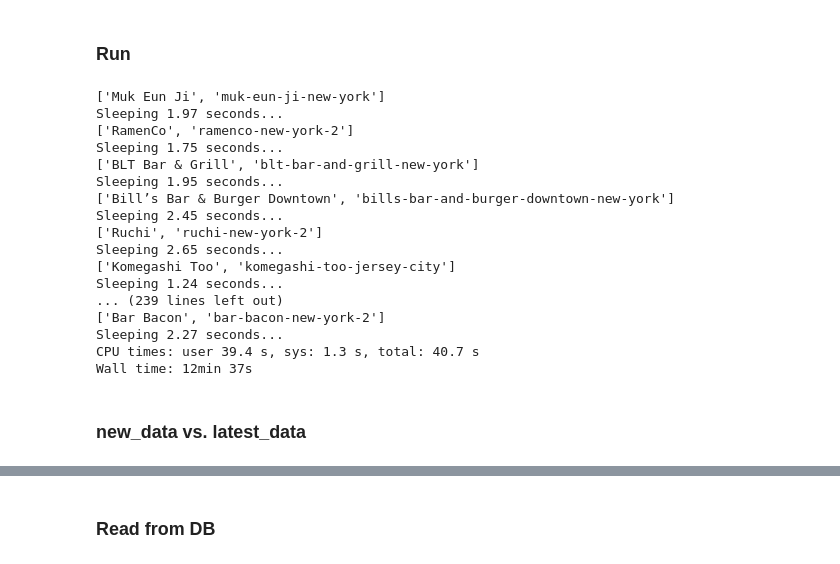
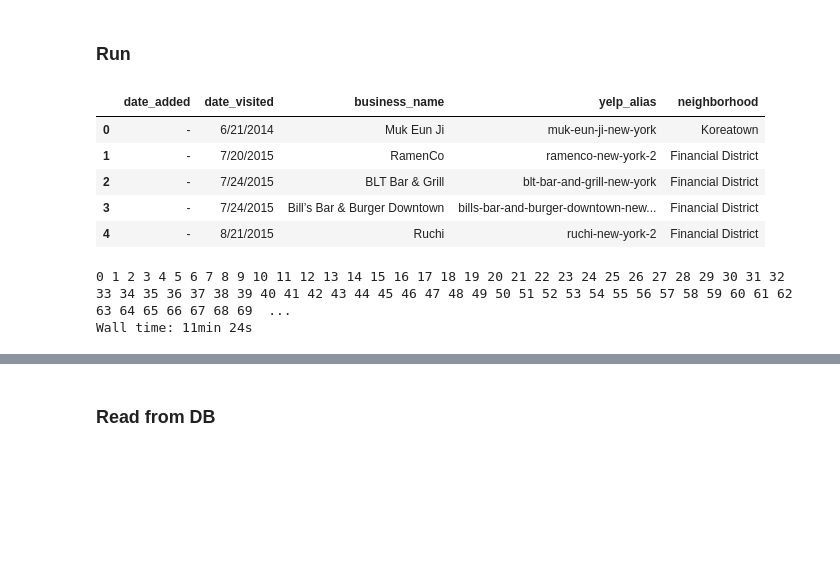
Before and after one commit to samuelluo/restaurants, a Jupyter notebook: scrape_yelp.ipynb, the cells around one changed output, grey strips where cells are left out. Cells and saved outputs as stored; diff of their text form; code cells hidden in the pictures; blank space fills up the shorter version.

```diff
--- a/scrape_yelp.ipynb
+++ b/scrape_yelp.ipynb
@@ -176,6 +186,15 @@ if 'yelp_raw' in tables['tbl_name'].values:
 # %% [markdown]
 ### Run
 # %%
-yelp_aliases = pandas.read_csv('yelp_aliases.csv')
+input_data = pandas.read_csv('input_data.csv')
+# %%
+input_data.head()
+# %% [output]
+|  | date_added | date_visited | business_name | yelp_alias | neighborhood |
+| 0 | - | 6/21/2014 | Muk Eun Ji | muk-eun-ji-new-york | Koreatown |
+| 1 | - | 7/20/2015 | RamenCo | ramenco-new-york-2 | Financial District |
+| 2 | - | 7/24/2015 | BLT Bar & Grill | blt-bar-and-grill-new-york | Financial District |
+| 3 | - | 7/24/2015 | Bill’s Bar & Burger Downtown | bills-bar-and-burger-downtown-new... | Financial District |
+| 4 | - | 8/21/2015 | Ruchi | ruchi-new-york-2 | Financial District |
 # %%
 # I did not add aliases for some food carts & bakeries; drop them for now
@@ -234,31 +255,21 @@ def dict_to_df(data_i):
 # %%
 %%time
 # Iterate
-seed_data = pandas.DataFrame()    # Seed data is only populated if yelp_raw does not exist
+ybid_list = []    # Build list of yelp_biz_id, for input data
 new_data = pandas.DataFrame()
 connector = Connector()
-for index, row in yelp_aliases.iterrows():
+for index, row in input_data.iterrows():
     # Set up
+    print(index, end=" ")
     business_name = row['business_name']
     yelp_alias = row['yelp_alias']
-    print([business_name, yelp_alias])
 
     # Attempt to make soup
     url = 'https://www.yelp.com/biz/{}'.format(yelp_alias)
     soup = connector.make_soup(url)
 
-    # If yelp_raw does not exist, seed the table with input data
-    if 'yelp_raw' not in tables['tbl_name'].values:
-        # Get data
-        seed_data_i = collections.OrderedDict()
-        seed_data_i['business_name'] = business_name
-        seed_data_i['yelp_alias'] = yelp_alias
-
-        # Format & append
-        seed_data_i = dict_to_df(seed_data_i)
-        seed_data = seed_data.append(seed_data_i, ignore_index=True)
-
     # Get data
+    ybid_list.append(get_yelp_biz_id(soup))
     new_data_i = collections.OrderedDict()
     new_data_i['yelp_alias'] = get_yelp_alias(soup)
     new_data_i['is_closed'] = get_is_closed(soup)
@@ -274,23 +285,7 @@ for index, row in yelp_aliases.iterrows():
     # Format & append
     new_data_i = dict_to_df(new_data_i)
     new_data = new_data.append(new_data_i, ignore_index=True)
+print()
 # %% [output]
-['Muk Eun Ji', 'muk-eun-ji-new-york']
-Sleeping 1.97 seconds...
-['RamenCo', 'ramenco-new-york-2']
-Sleeping 1.75 seconds...
-['BLT Bar & Grill', 'blt-bar-and-grill-new-york']
-Sleeping 1.95 seconds...
-['Bill’s Bar & Burger Downtown', 'bills-bar-and-burger-downtown-new-york']
-Sleeping 2.45 seconds...
-['Ruchi', 'ruchi-new-york-2']
-Sleeping 2.65 seconds...
-['Komegashi Too', 'komegashi-too-jersey-city']
-Sleeping 1.24 seconds...
-... (239 lines left out)
-['Bar Bacon', 'bar-bacon-new-york-2']
-Sleeping 2.27 seconds...
-CPU times: user 39.4 s, sys: 1.3 s, total: 40.7 s
-Wall time: 12min 37s
+0 1 2 3 4 5 6 7 8 9 10 11 12 13 14 15 16 17 18 19 20 21 22 23 24 25 26 27 28 29 30 31 32 33 34 35 36 37 38 39 40 41 42 43 44 45 46 47 48 49 50 51 52 53 54 55 56 57 58 59 60 61 62 63 64 65 66 67 68 69  ...
+Wall time: 11min 24s
-# %% [markdown]
-### new_data vs. latest_data
```
Also changed, not shown: parts of 30 cells of this notebook.
